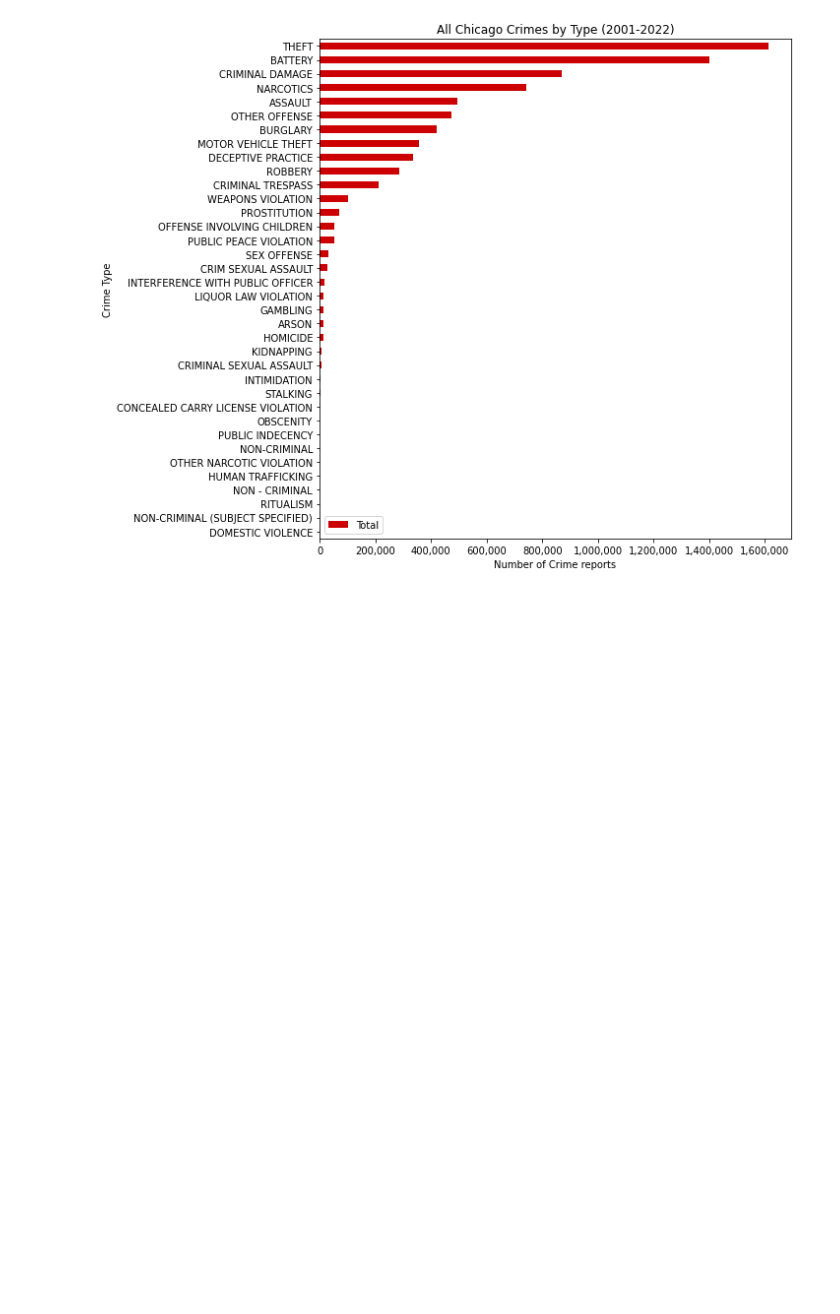
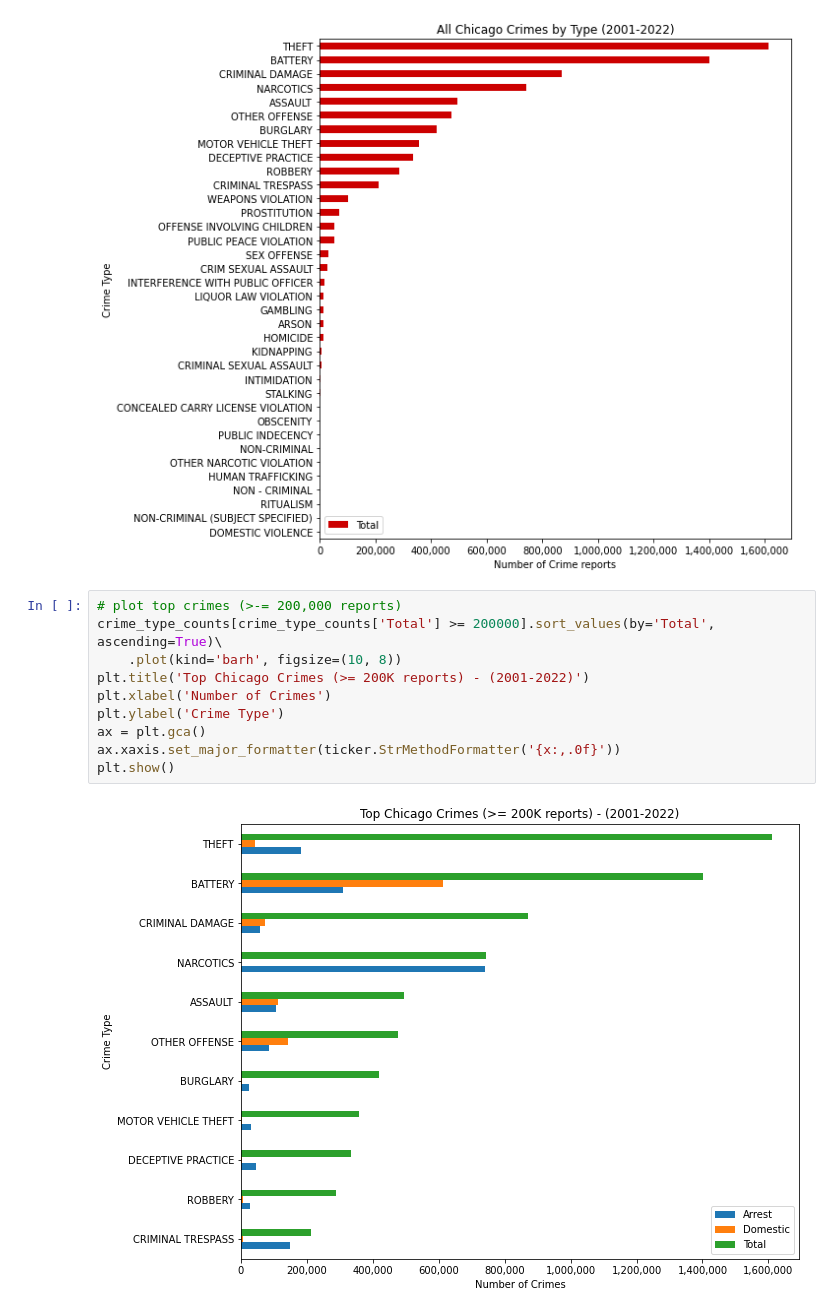
Before and after one commit to RandomFractals/chicago-crimes, a Jupyter notebook: notebooks/chicago-crimes-pandas.ipynb, the cells around one changed output. Drawn from its saved outputs; the diff is of its cells as text; blank space fills up the shorter version.

Commit message:
add top crimes plot to pandas ipynb (#28)

```diff
--- a/notebooks/chicago-crimes-pandas.ipynb
+++ b/notebooks/chicago-crimes-pandas.ipynb
@@ -108,3 +108,15 @@ ax.xaxis.set_major_formatter(ticker.StrMethodFormatter('{x:,.0f}'))
 plt.show()
 # %% [output]
 [figure]
+# %%
+# plot top crimes (>-= 200,000 reports)
+crime_type_counts[crime_type_counts['Total'] >= 200000].sort_values(by='Total', ascending=True)\
+    .plot(kind='barh', figsize=(10, 8))
+plt.title('Top Chicago Crimes (>= 200K reports) - (2001-2022)')
+plt.xlabel('Number of Crimes')
+plt.ylabel('Crime Type')
+ax = plt.gca()
+ax.xaxis.set_major_formatter(ticker.StrMethodFormatter('{x:,.0f}'))
+plt.show()
+# %% [output]
+[figure, added]
```
